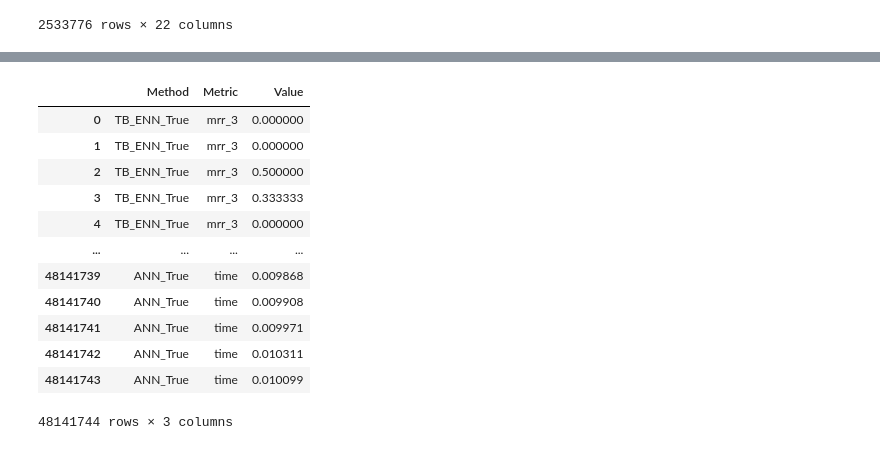
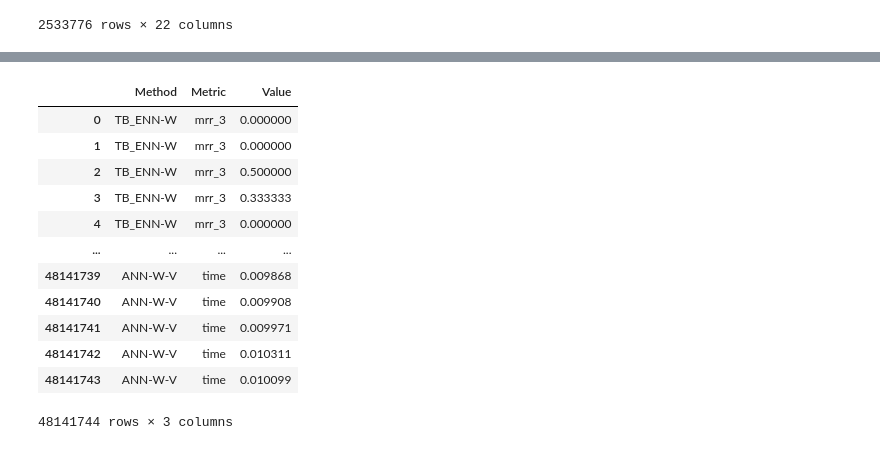
Before and after one commit to AlonsoMad/TFG-LLMs, a Jupyter notebook: notebooks/tests_format.ipynb, the cells around one changed output, grey strips where cells are left out. Drawn from its saved outputs; the diff is of its cells as text; code cells hidden in the pictures.

Commit message:
[UPDATE] MIND modifications

```diff
--- a/notebooks/tests_format.ipynb
+++ b/notebooks/tests_format.ipynb
@@ -4,6 +5,6 @@ import os
 import scipy.stats as stats
 import scikit_posthocs as sp
 # %%
-path = '/export/usuarios_ml4ds/ammesa/Data/4_indexed_data'
-df_weighted = pd.read_csv(os.path.join(path, 'metrics_conf_ints.csv'))
+path = '/export/usuarios_ml4ds/ammesa/Data/4_indexed_data/res'
+df_weighted = pd.read_csv(os.path.join(path, 'modifica.csv'), sep=';')
 df_re = pd.read_parquet(os.path.join(path, 'full_metrics.parquet'))
@@ -108,2 +120,8 @@ KeyError: 'Threshold'
 # %%
-df_weighted
+df_re['Method'] = df_re['retrieval_method'].astype(str)
+
+# Add '_W' if weighted is True
+df_re['Method'] += df_re['weighted'].apply(lambda x: '-W' if x else '')
+
+# Add '_V' if thr == 1
+df_re['Method'] += df_re['thr'].apply(lambda x: '-V' if x == 1 else '')
@@ -124,26 +144,24 @@ df_weighted
 # %%
-df_re['Method'] = df_re['retrieval_method'].astype(str) + '_' + df_re['weighted'].astype(str)# + '_' + df_re['thr'].astype(str) +
-
 # Step 2: Drop the old method and modifiers if you don't need them
 df_re = df_re.drop(columns=['retrieval_method', 'thr', 'weighted'])
 
 # Step 3: Melt the dataframe so that metric names become a column, and values are aligned accordingly
 df_melted = df_re.melt(id_vars=['Method'], var_name='Metric', value_name='Value')
 
 df_melted
 # %% [output]
 |  | Method | Metric | Value |
-| 0 | TB_ENN_True | mrr_3 | 0.000000 |
-| 1 | TB_ENN_True | mrr_3 | 0.000000 |
-| 2 | TB_ENN_True | mrr_3 | 0.500000 |
-| 3 | TB_ENN_True | mrr_3 | 0.333333 |
-| 4 | TB_ENN_True | mrr_3 | 0.000000 |
+| 0 | TB_ENN-W | mrr_3 | 0.000000 |
+| 1 | TB_ENN-W | mrr_3 | 0.000000 |
+| 2 | TB_ENN-W | mrr_3 | 0.500000 |
+| 3 | TB_ENN-W | mrr_3 | 0.333333 |
+| 4 | TB_ENN-W | mrr_3 | 0.000000 |
 | ... | ... | ... | ... |
-| 48141739 | ANN_True | time | 0.009868 |
-| 48141740 | ANN_True | time | 0.009908 |
-| 48141741 | ANN_True | time | 0.009971 |
-| 48141742 | ANN_True | time | 0.010311 |
-| 48141743 | ANN_True | time | 0.010099 |
+| 48141739 | ANN-W-V | time | 0.009868 |
+| 48141740 | ANN-W-V | time | 0.009908 |
+| 48141741 | ANN-W-V | time | 0.009971 |
+| 48141742 | ANN-W-V | time | 0.010311 |
+| 48141743 | ANN-W-V | time | 0.010099 |
 48141744 rows × 3 columns
 # %%
 def format_weighted_value(row):
```
Also changed, not shown: parts of 8 cells of this notebook, 20 other files.
